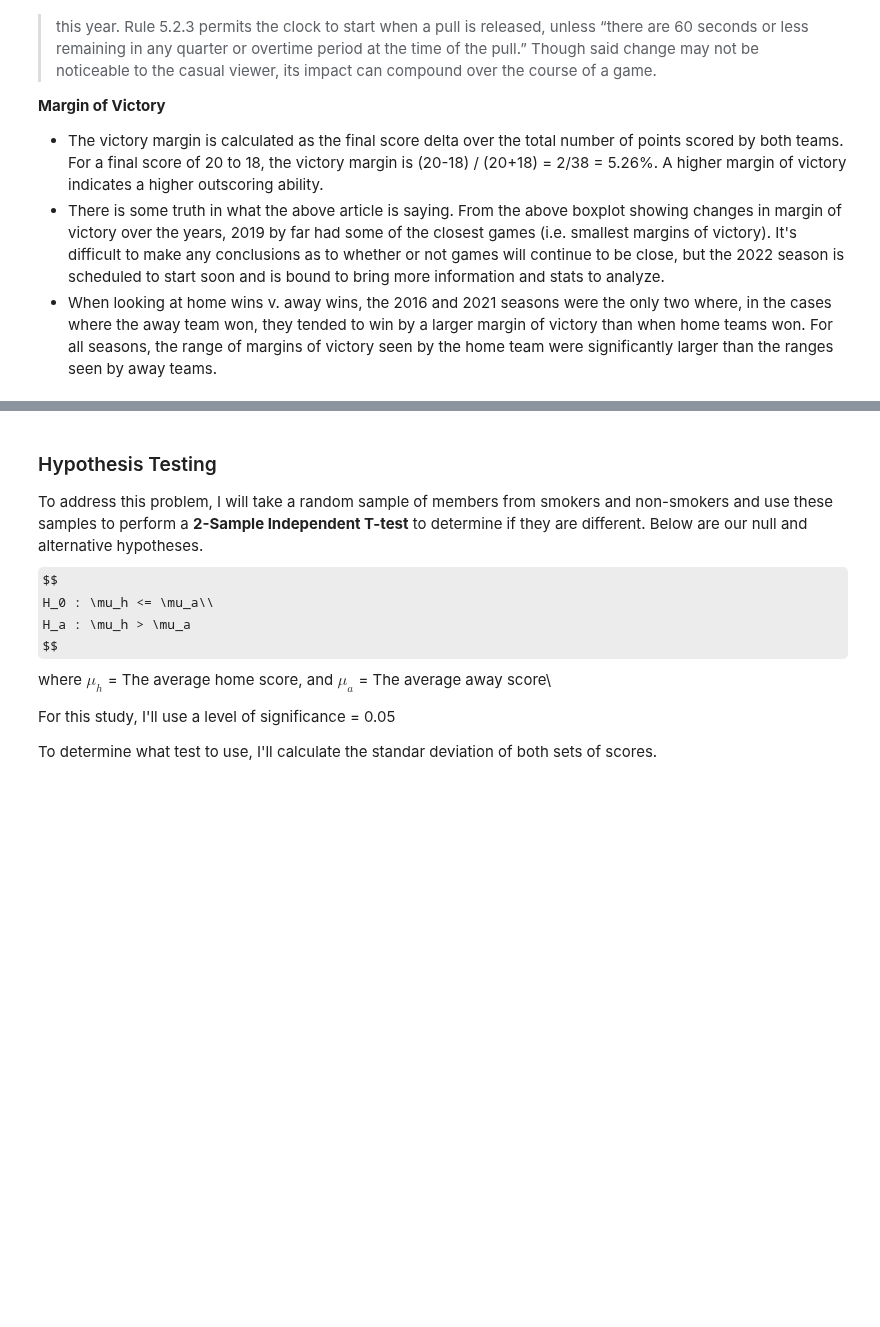
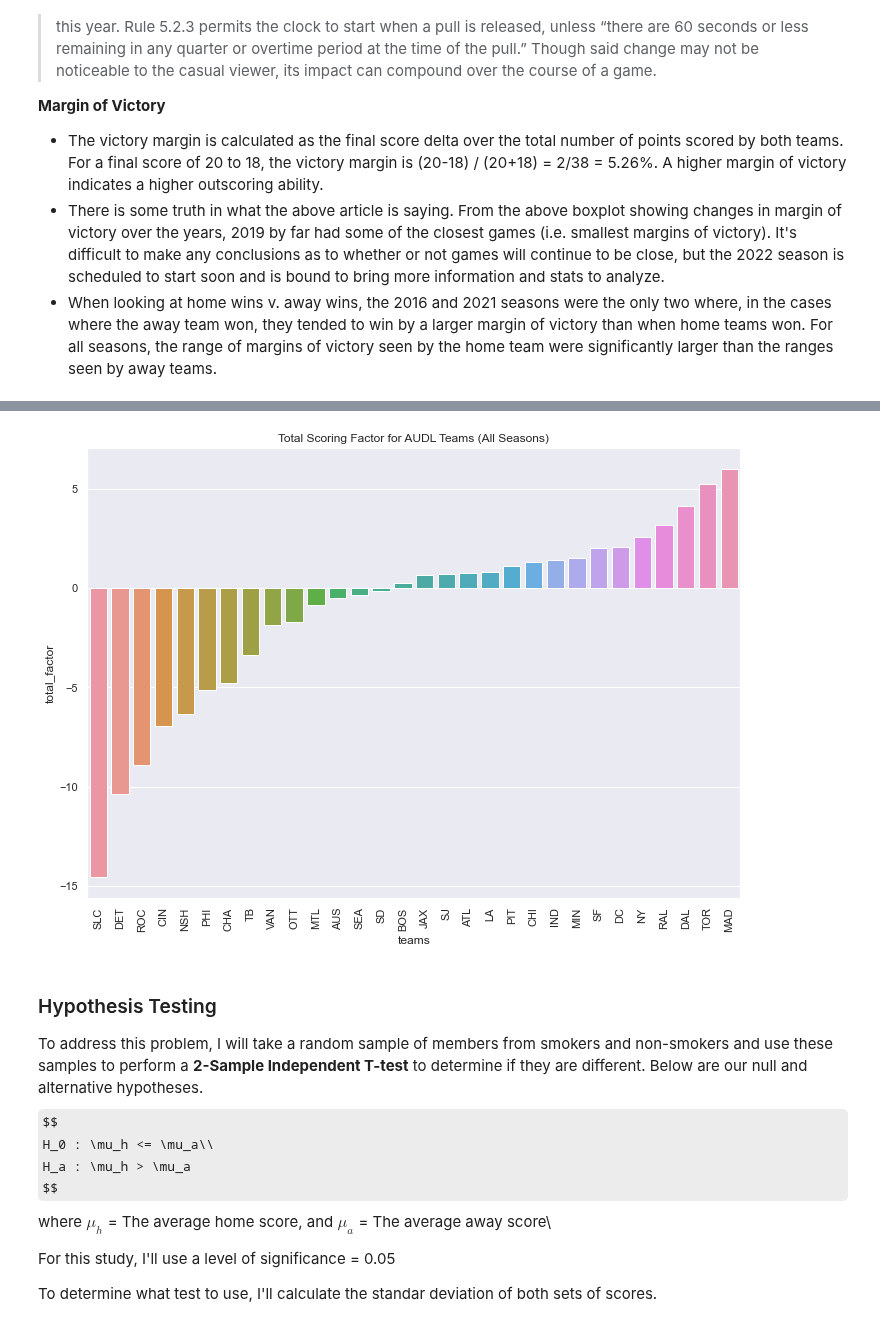
Before and after one commit to g-lorenzo/audl_ds, a Jupyter notebook: EDA.ipynb, the cells around one changed output, grey strips where cells are left out. Saved outputs shown, nothing was run; the diff lists cells and outputs as text; code cells hidden in the pictures; some formulas as TeX source; blank space fills up the shorter version.

```diff
--- a/EDA.ipynb
+++ b/EDA.ipynb
@@ -255,3 +294,10 @@ sns.boxplot(data=df[df['is_home_team']==True],
+# %%
+sort_list = factor_df.sort_values(by='total_factor').teams
+sns.barplot(data=factor_df, x='teams', y='total_factor', order=sort_list)
+plt.title('Total Scoring Factor for AUDL Teams (All Seasons)')
+plt.xticks(rotation=90);
+# %% [output]
+[figure, added]
 # %% [markdown]
 ### Hypothesis Testing
 To address this problem, I will take a random sample of members from smokers and non-smokers and use these samples to perform a **2-Sample Independent T-test** to determine if they are different. Below are our null and alternative hypotheses.
```
Also changed, not shown: parts of 9 cells of this notebook.
